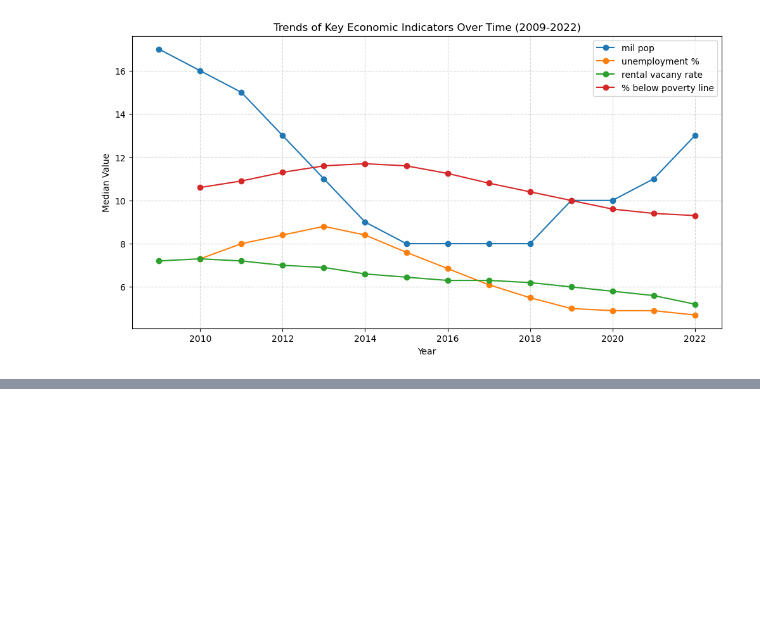
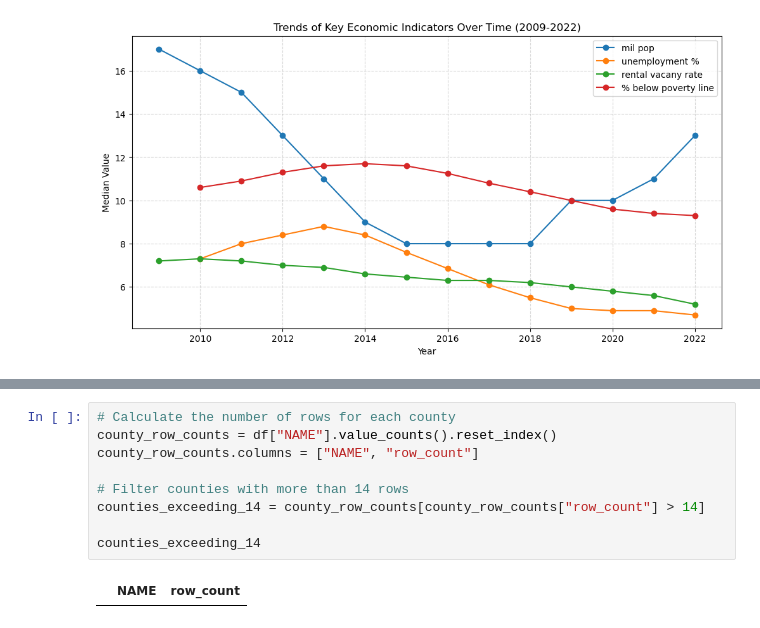
Before and after one commit to kellerl7/Milestone_2, a Jupyter notebook: Vizs/VIZs_2.ipynb, the cells around one changed output, grey strips where cells are left out. Saved outputs shown, nothing was run; the diff lists cells and outputs as text; blank space fills up the shorter version.

```diff
--- a/Vizs/VIZs_2.ipynb
+++ b/Vizs/VIZs_2.ipynb
@@ -443,0 +324,11 @@ plt.show()
+# %%
+# Calculate the number of rows for each county
+county_row_counts = df["NAME"].value_counts().reset_index()
+county_row_counts.columns = ["NAME", "row_count"]
+
+# Filter counties with more than 14 rows
+counties_exceeding_14 = county_row_counts[county_row_counts["row_count"] > 14]
+
+counties_exceeding_14
+# %% [output]
+|  | NAME | row_count |
```
Also changed, not shown: parts of 16 cells of this notebook.
